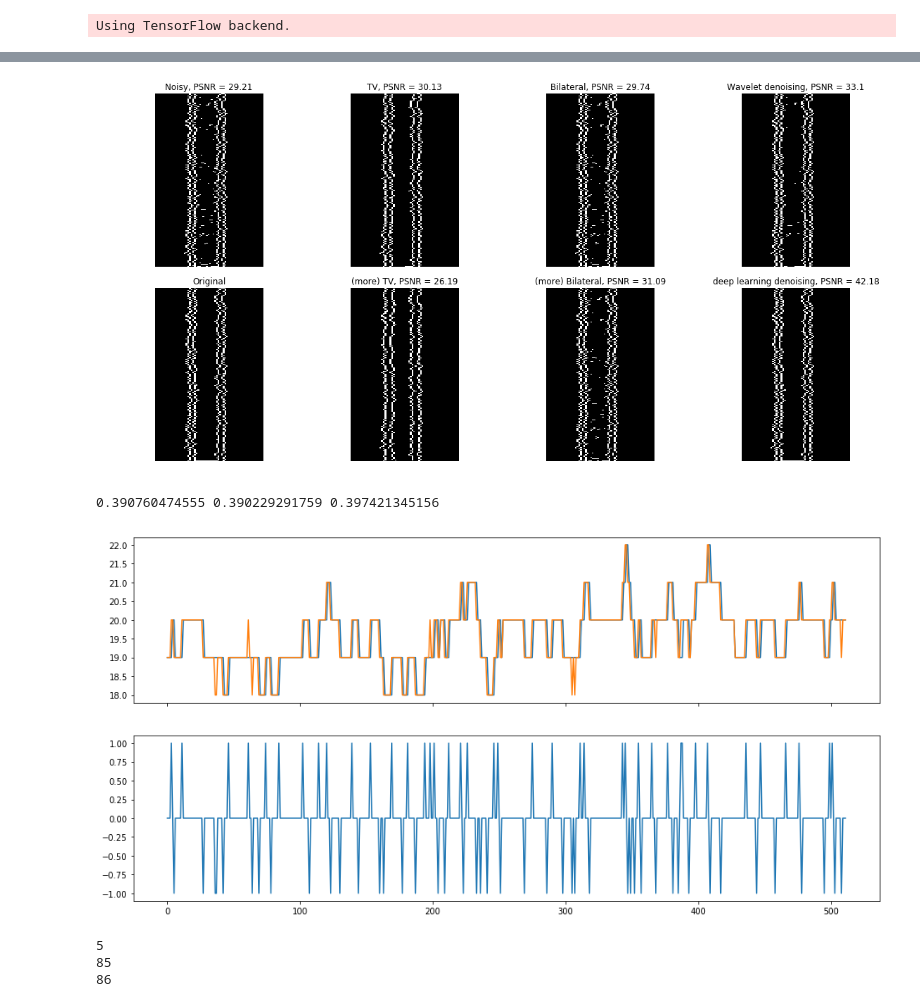
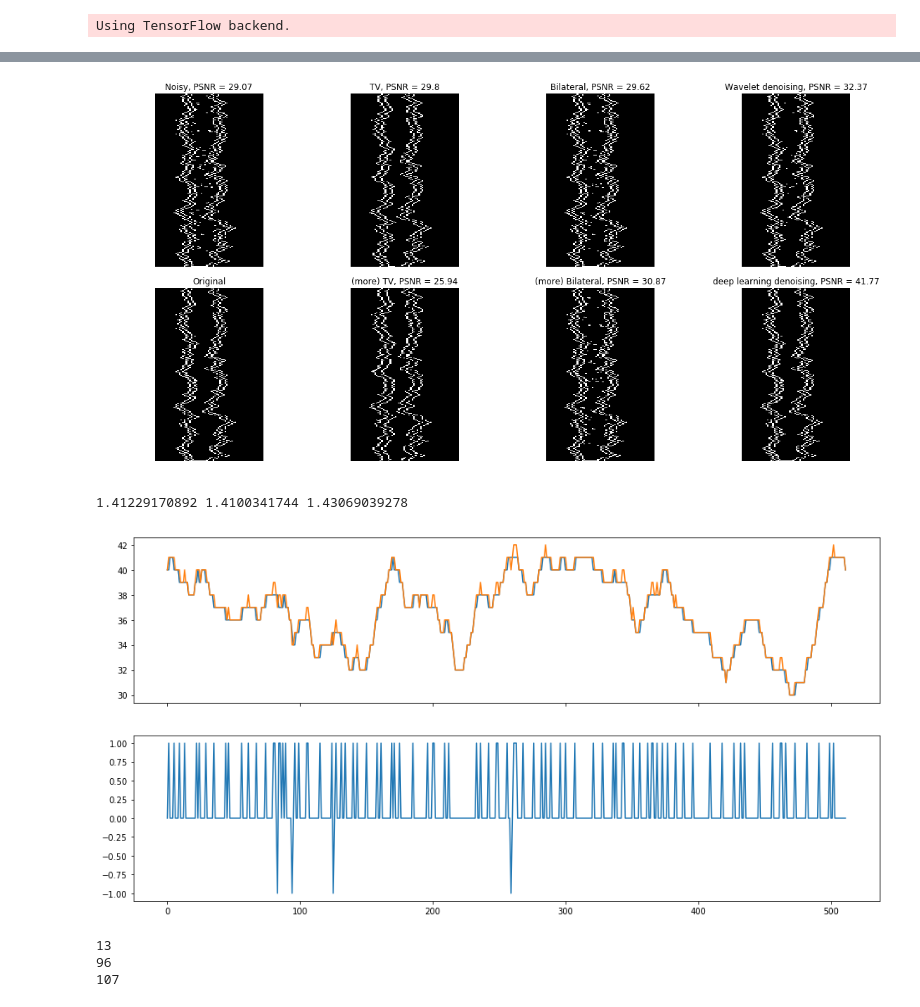
Before and after one commit to narendrachaudhary51/LER_machine_learning, a Jupyter notebook: neural_nets/nnet_prediction.ipynb, the cells around one changed output, grey strips where cells are left out. Cells and saved outputs as stored; diff of their text form; code cells hidden in the pictures.

```diff
--- a/neural_nets/nnet_prediction.ipynb
+++ b/neural_nets/nnet_prediction.ipynb
@@ -19,11 +19,11 @@ path = '/home/grads/n/narendra5/Desktop/Programs/LER_machine_learning/'
 
 model = load_model(path + 'models/' + 'full_run1_epoch_4.h5')
 
-sigma = 0.4
+sigma = 1.4
 alpha = 0.9
-Xi = 10
+Xi = 30
 width = 20
-space = 20
+space = 40
 noise = 200
 shift = math.floor(-25 + (width + space/2 + Xi + alpha*10 + sigma*10)%16)
 
@@ -241,7 +241,7 @@ fig.tight_layout()
 
 plt.show()
 # %% [output]
-[figure, old version]
+[figure, new version]
 # %%
 from skimage.filters import roberts, sobel, scharr
 
@@ -250,42 +250,45 @@ edge_sobel = sobel(im)
 #linescan_file = path + 'linescans\\linescan_' + "{:.2g}".format(sigma*1e-09) + '_' + str(alpha) + '_' + "{0:.2g}".format(Xi*1e-09) + '_' + str(width) + '_' + str(space) + '.txt'
 linescan_file = path + 'linescans/linescan_' + "{:.2g}".format(sigma*1e-09) + '_' + str(alpha) + '_' + "{0:.2g}".format(Xi*1e-09) + '_' + str(width) + '_' + str(space) + '.txt'
 
 linescan = []
 with open(linescan_file,'r') as f:
     for line in f:
         a, b = line.split(',')
         linescan.append(float(b))
 
 
 linescan = linescan[:2048]
 
 leftline = np.array(linescan[:1024])
 rightline = linescan[1024:]
 rightline.reverse()
 rightline = np.array(rightline)
 
 leftline = leftline + shift
 rightline = rightline + shift
 
 fig, ax = plt.subplots(nrows=2, ncols=1, figsize=(16, 8),sharex=True, sharey=False)
 
-ledge1 = np.argmax(edges_im, axis = 1)[256:768]
-ledge2 = np.argmax(edges_impredict, axis = 1)[256:768]
-print(np.std(ledge1)/2, np.std(ledge2)/2, np.std(leftline[256:768].astype(int))/2)
+ledge1 = np.argmax(np.fliplr(edges_im), axis = 1)[256:768]
+ledge2 = np.argmax(np.fliplr(edges_impredict), axis = 1)[256:768]
+print(np.std(ledge1)/2, np.std(ledge2)/2, np.std(rightline[255:767].astype(int))/2)
 
+
+ledge1 = 62 - ledge1
+ledge2 = 62 - ledge2
 #ax[0].plot(ledge1)
 ax[0].plot(ledge1)
-ax[0].plot(leftline[256:768].astype(int))
+ax[0].plot(rightline[255:767].astype(int))
 
-ax[1].plot(leftline[256:768].astype(int) - ledge1)
+ax[1].plot(rightline[255:767].astype(int) - ledge1)
 plt.show()
 
 print(np.sum((ledge1 - ledge2)**2))
-print(np.sum((leftline[256:768].astype(int) - ledge1)**2))
-print(np.sum((leftline[256:768].astype(int) - ledge2)**2))
+print(np.sum((rightline[255:767].astype(int) - ledge1)**2))
+print(np.sum((rightline[255:767].astype(int) - ledge2)**2))
 # %% [output]
-0.390760474555 0.390229291759 0.397421345156
+1.41229170892 1.4100341744 1.43069039278
-[figure, old version]
+[figure, new version]
-5
-85
-86
+13
+96
+107
```
Also changed, not shown: parts of 5 cells of this notebook, 2 other files.
